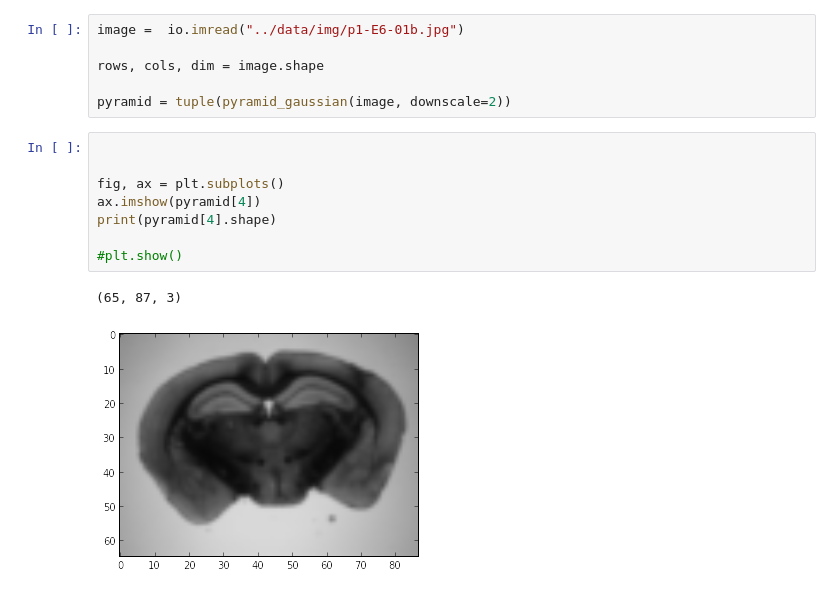
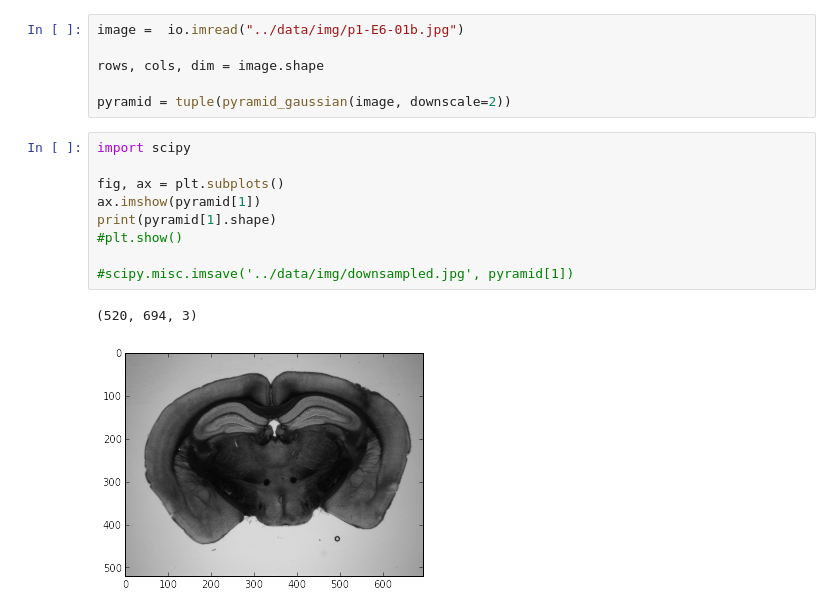
Before and after one commit to ThunderShiviah/AllenBrainAtlasAPI, a Jupyter notebook: notebooks/image_pyramid.ipynb, the cells around one changed output. Cells and saved outputs as stored; diff of their text form.

```diff
--- a/notebooks/image_pyramid.ipynb
+++ b/notebooks/image_pyramid.ipynb
@@ -25,13 +25,14 @@ rows, cols, dim = image.shape
 
 pyramid = tuple(pyramid_gaussian(image, downscale=2))
 # %%
-
+import scipy
 
 fig, ax = plt.subplots()
-ax.imshow(pyramid[4])
-print(pyramid[4].shape)
+ax.imshow(pyramid[1])
+print(pyramid[1].shape)
+#plt.show()
 
-#plt.show()
+#scipy.misc.imsave('../data/img/downsampled.jpg', pyramid[1])
 # %% [output]
-(65, 87, 3)
+(520, 694, 3)
-[figure, old version]
+[figure, new version]
```
Also changed, not shown: 1 other file.
